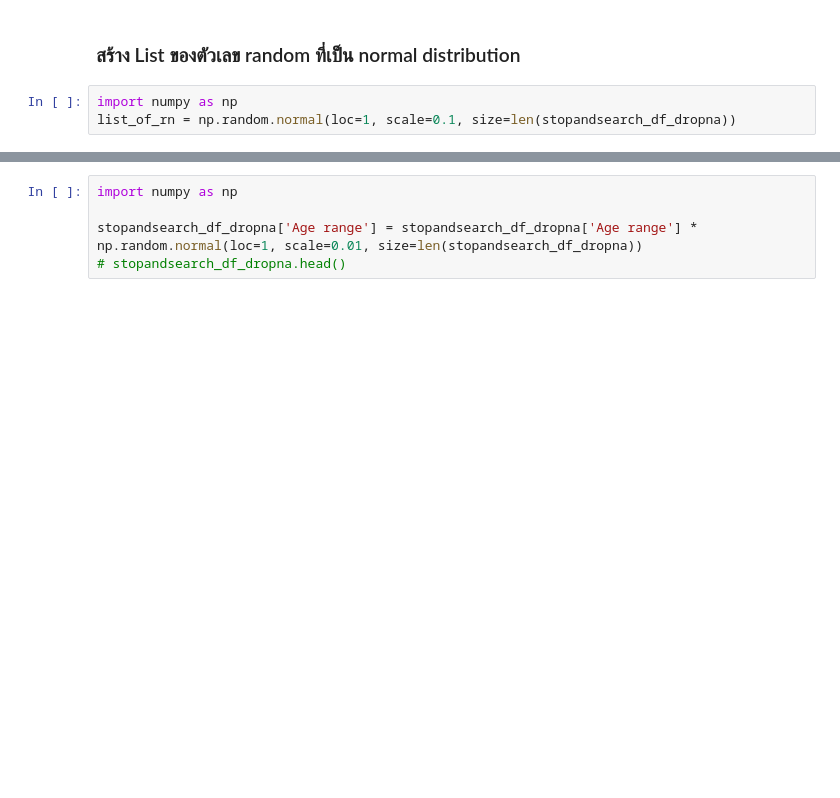
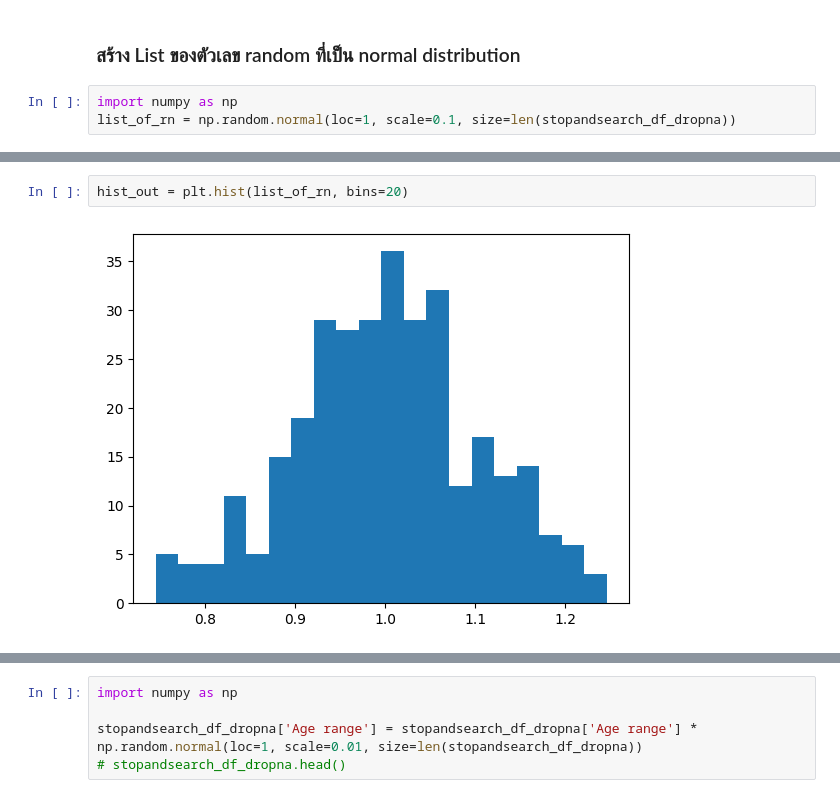
Before and after one commit to kittanaiwisetkhro/dataviz2025, a Jupyter notebook: Visualize_Data_Distribution_กฤตนัย_วิเศษคร้อ_663020620_0.ipynb, the cells around one changed output, grey strips where cells are left out. Saved outputs shown, nothing was run; the diff lists cells and outputs as text; blank space fills up the shorter version.

```diff
--- a/Visualize_Data_Distribution_กฤตนัย_วิเศษคร้อ_663020620_0.ipynb
+++ b/Visualize_Data_Distribution_กฤตนัย_วิเศษคร้อ_663020620_0.ipynb
@@ -189,3 +209,7 @@ plt.hist(list_of_rn)
+# %%
+hist_out = plt.hist(list_of_rn, bins=20)
+# %% [output]
+[figure, added]
 # %%
 pd.plotting.parallel_coordinates(stopandsearch_df_dropna[['Gender', 'Age range', 'Self-defined ethnicity']],
                       'Self-defined ethnicity')
```
Also changed, not shown: parts of 55 cells of this notebook.
